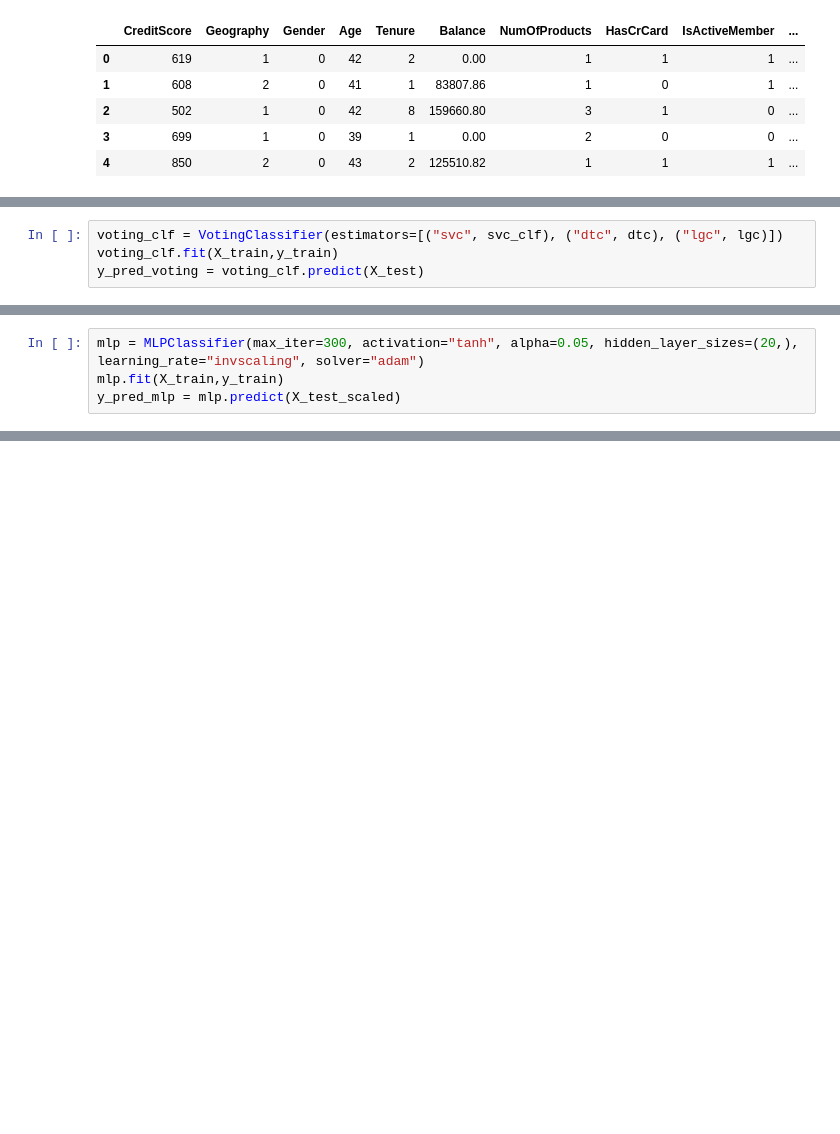
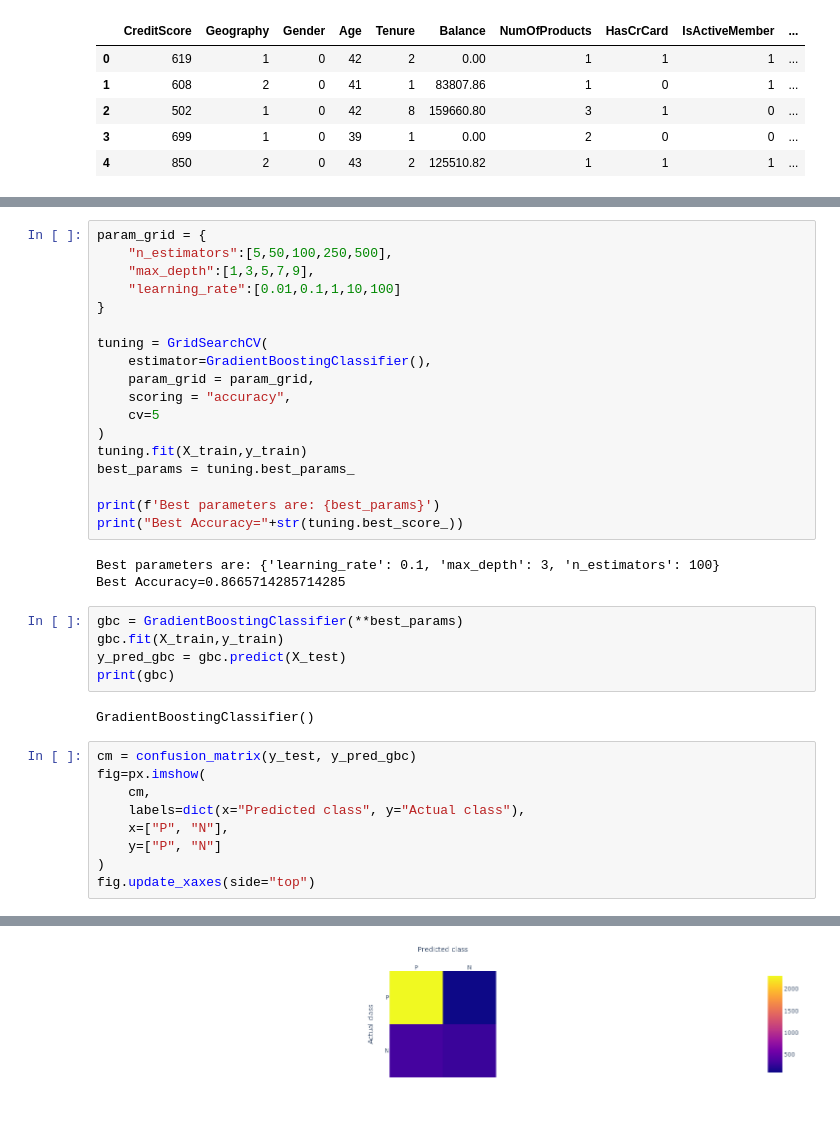
Before and after one commit to TimOliverWalter/ClassificationApp, a Jupyter notebook: notebooks/find_best_classifier.ipynb, the cells around one changed output, grey strips where cells are left out. Cells and saved outputs as stored; diff of their text form; blank space fills up the shorter version.

```diff
--- a/notebooks/find_best_classifier.ipynb
+++ b/notebooks/find_best_classifier.ipynb
@@ -122,4 +51,0 @@ Recall=0.05902192242833052
-# %%
-voting_clf = VotingClassifier(estimators=[("svc", svc_clf), ("dtc", dtc), ("lgc", lgc)])
-voting_clf.fit(X_train,y_train)
-y_pred_voting = voting_clf.predict(X_test)
@@ -174,4 +51,0 @@ parameter_space = {
-# %%
-mlp = MLPClassifier(max_iter=300, activation="tanh", alpha=0.05, hidden_layer_sizes=(20,), learning_rate="invscaling", solver="adam")
-mlp.fit(X_train,y_train)
-y_pred_mlp = mlp.predict(X_test_scaled)
@@ -188,0 +117,38 @@ Recall=0.10623946037099494
+# %%
+param_grid = {
+    "n_estimators":[5,50,100,250,500],
+    "max_depth":[1,3,5,7,9],
+    "learning_rate":[0.01,0.1,1,10,100]
+}
+
+tuning = GridSearchCV(
+    estimator=GradientBoostingClassifier(),
+    param_grid = param_grid,
+    scoring = "accuracy",
+    cv=5
+)
+tuning.fit(X_train,y_train)
+best_params = tuning.best_params_
+
+print(f'Best parameters are: {best_params}')
+print("Best Accuracy="+str(tuning.best_score_))
+# %% [output]
+Best parameters are: {'learning_rate': 0.1, 'max_depth': 3, 'n_estimators': 100}
+Best Accuracy=0.8665714285714285
+# %%
+gbc = GradientBoostingClassifier(**best_params)
+gbc.fit(X_train,y_train)
+y_pred_gbc = gbc.predict(X_test)
+print(gbc)
+# %% [output]
+GradientBoostingClassifier()
+# %%
+cm = confusion_matrix(y_test, y_pred_gbc)
+fig=px.imshow(
+    cm,
+    labels=dict(x="Predicted class", y="Actual class"),
+    x=["P", "N"],
+    y=["P", "N"]
+)
+fig.update_xaxes(side="top")
+# %% [output]
@@ -188,0 +156 @@ Recall=0.10623946037099494
+[figure, added]
```
Also changed, not shown: parts of 25 cells of this notebook, 3 other files.
